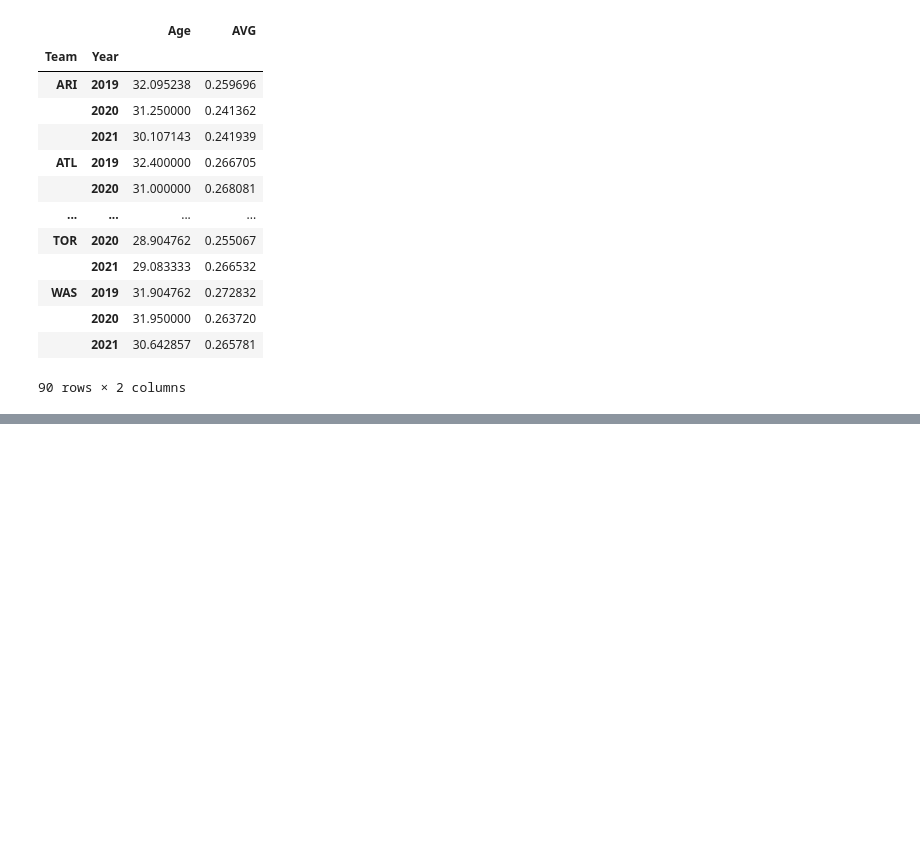
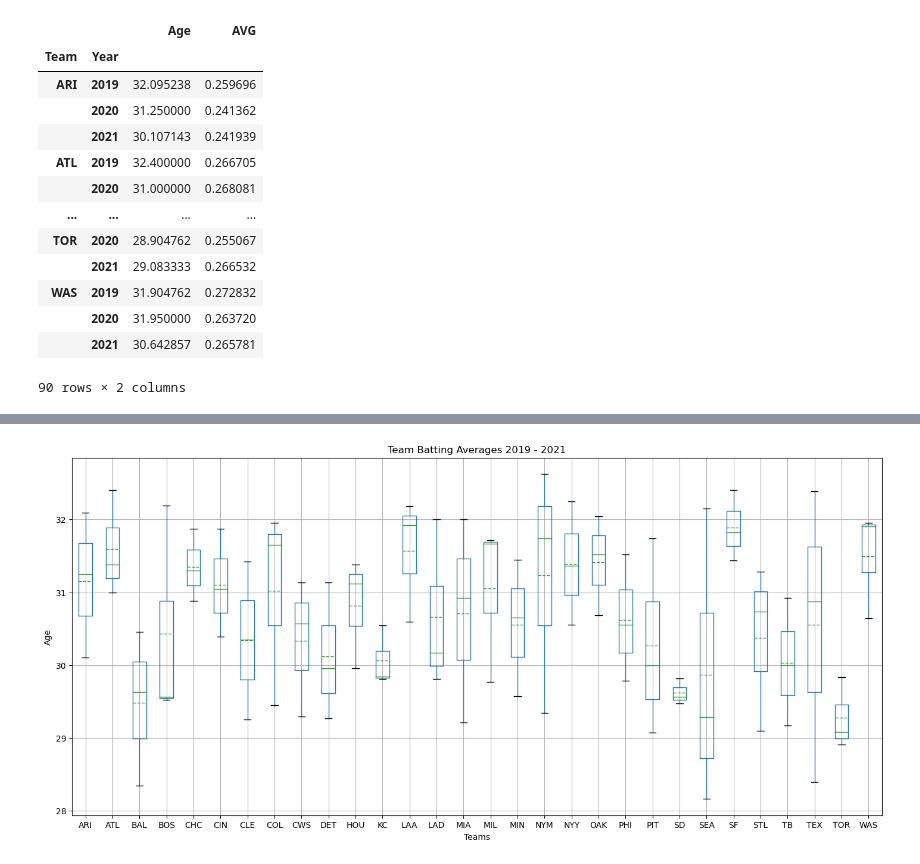
Before and after one commit to michaelgarv/Project_1, a Jupyter notebook: michael_analysis/michael_notebook.ipynb, the cells around one changed output, grey strips where cells are left out. Drawn from its saved outputs; the diff is of its cells as text; code cells hidden in the pictures; blank space fills up the shorter version.

```diff
--- a/michael_analysis/michael_notebook.ipynb
+++ b/michael_analysis/michael_notebook.ipynb
@@ -314,0 +256,9 @@ plt.show()
+# %%
+age_df_group.boxplot("Age", by = "Team", showmeans=True, meanline=True, rot = 0, figsize = (17, 8))
+plt.suptitle('')
+plt.title('Team Batting Averages 2019 - 2021')
+plt.xlabel('Teams')
+plt.ylabel('Age')
+plt.savefig('../images/ageboxfinal.png')
+# %% [output]
+[figure, added]
```
Also changed, not shown: parts of 8 cells of this notebook.
